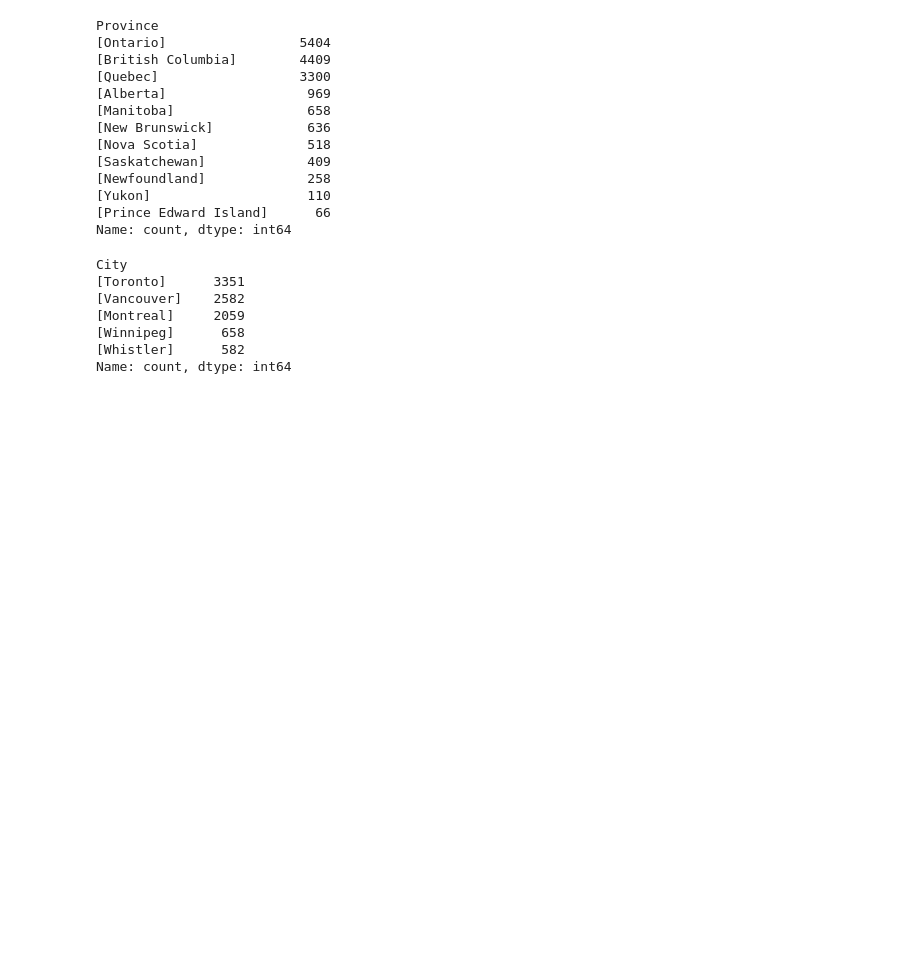
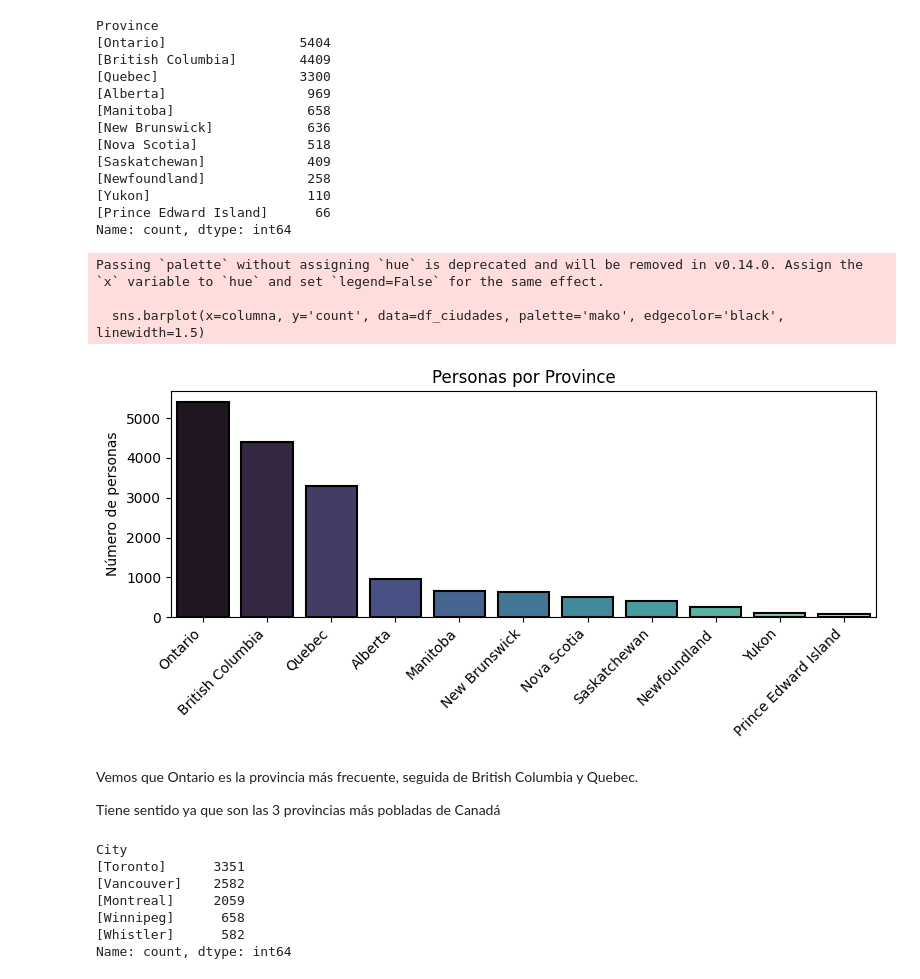
Before and after one commit to SupernovaIa/Laboratorio-Test-AB-No-param, a Jupyter notebook: laboratorio-modulo6-leccion04-1-ab-testing-no-param.ipynb, the cells around one changed output. Cells and saved outputs as stored; diff of their text form; code cells hidden in the pictures; blank space fills up the shorter version.

```diff
--- a/laboratorio-modulo6-leccion04-1-ab-testing-no-param.ipynb
+++ b/laboratorio-modulo6-leccion04-1-ab-testing-no-param.ipynb
@@ -173,6 +173,17 @@ Province
 [Yukon]                    110
 [Prince Edward Island]      66
 Name: count, dtype: int64
+# %%
+diagrama_barras(df, 'Province')
+# %% [output]
+Passing `palette` without assigning `hue` is deprecated and will be removed in v0.14.0. Assign the `x` variable to `hue` and set `legend=False` for the same effect.
+
+  sns.barplot(x=columna, y='count', data=df_ciudades, palette='mako', edgecolor='black', linewidth=1.5)
+[figure, added]
+# %% [markdown]
+Vemos que Ontario es la provincia más frecuente, seguida de British Columbia y Quebec.
+
+Tiene sentido ya que son las 3 provincias más pobladas de Canadá
 # %%
 # Por ciudades
 df.groupby('Loyalty Number')['City'].unique().value_counts().head()
```
Also changed, not shown: parts of 15 cells of this notebook, 1 other file.
